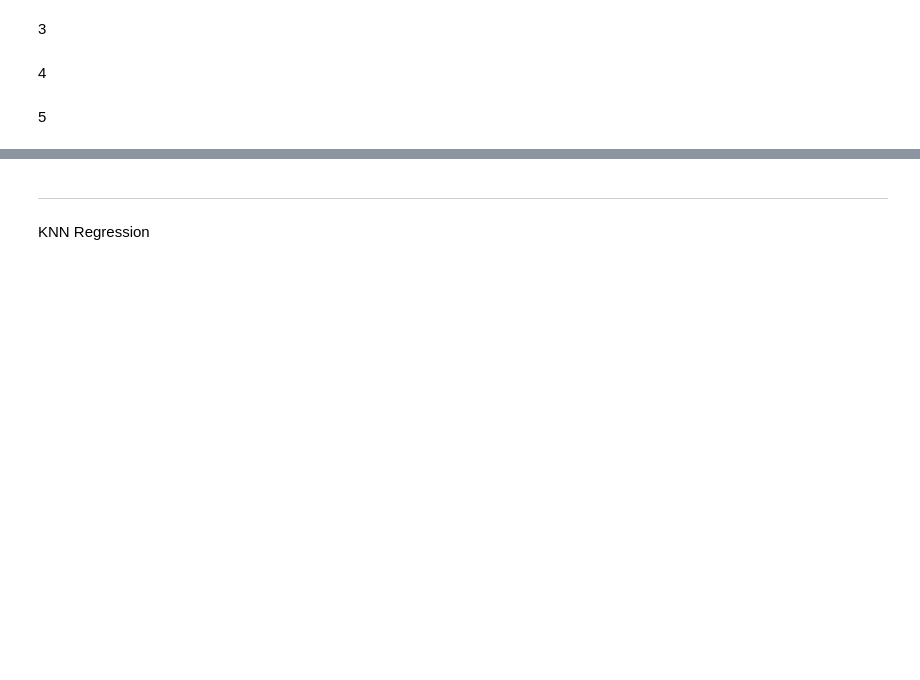
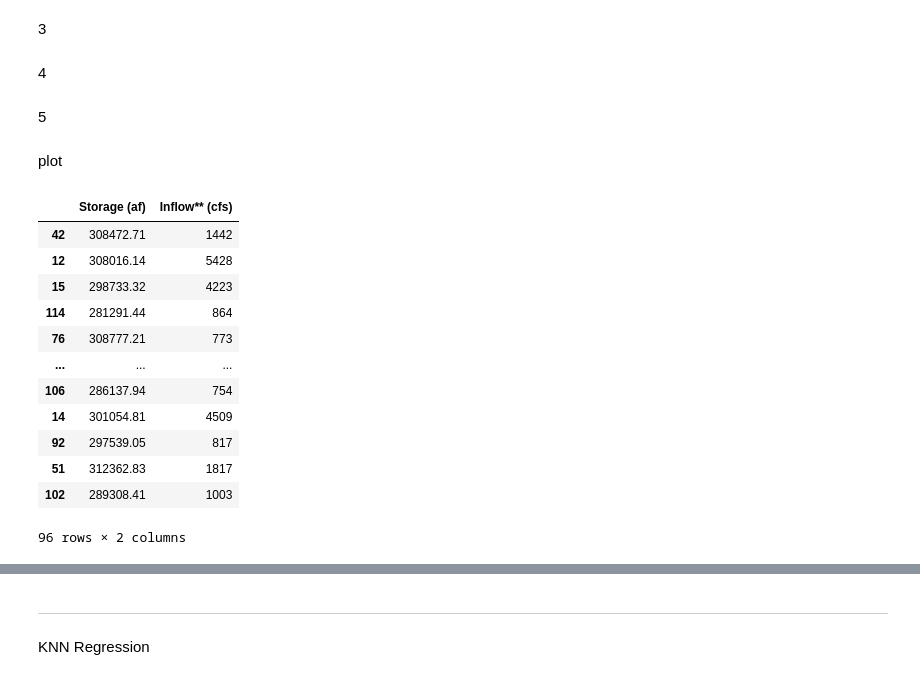
Before and after one commit to sitthatkaja/statistics, a Jupyter notebook: Testofpaper.ipynb, the cells around one changed output, grey strips where cells are left out. Saved outputs shown, nothing was run; the diff lists cells and outputs as text; code cells hidden in the pictures; blank space fills up the shorter version.

```diff
--- a/Testofpaper.ipynb
+++ b/Testofpaper.ipynb
@@ -289,3 +289,21 @@ y_pred_lnr4 = model4.predict(X_test4)
 model5 = LinearRegression()
 model5.fit(X_train5, y_train5)
 y_pred_lnr5 = model5.predict(X_test5)
+# %% [markdown]
+plot
+# %%
+X_train1
+# %% [output]
+|  | Storage (af) | Inflow** (cfs) |
+| 42 | 308472.71 | 1442 |
+| 12 | 308016.14 | 5428 |
+| 15 | 298733.32 | 4223 |
+| 114 | 281291.44 | 864 |
+| 76 | 308777.21 | 773 |
+| ... | ... | ... |
+| 106 | 286137.94 | 754 |
+| 14 | 301054.81 | 4509 |
+| 92 | 297539.05 | 817 |
+| 51 | 312362.83 | 1817 |
+| 102 | 289308.41 | 1003 |
+96 rows × 2 columns
```
Also changed, not shown: parts of 10 cells of this notebook.
